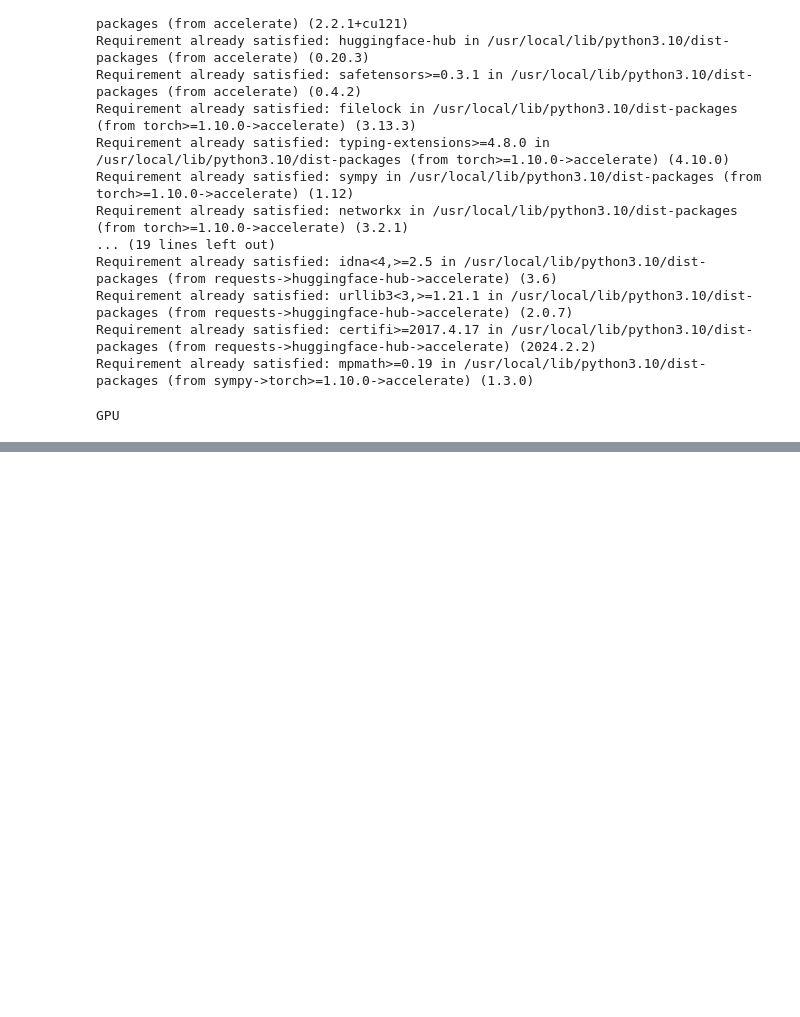
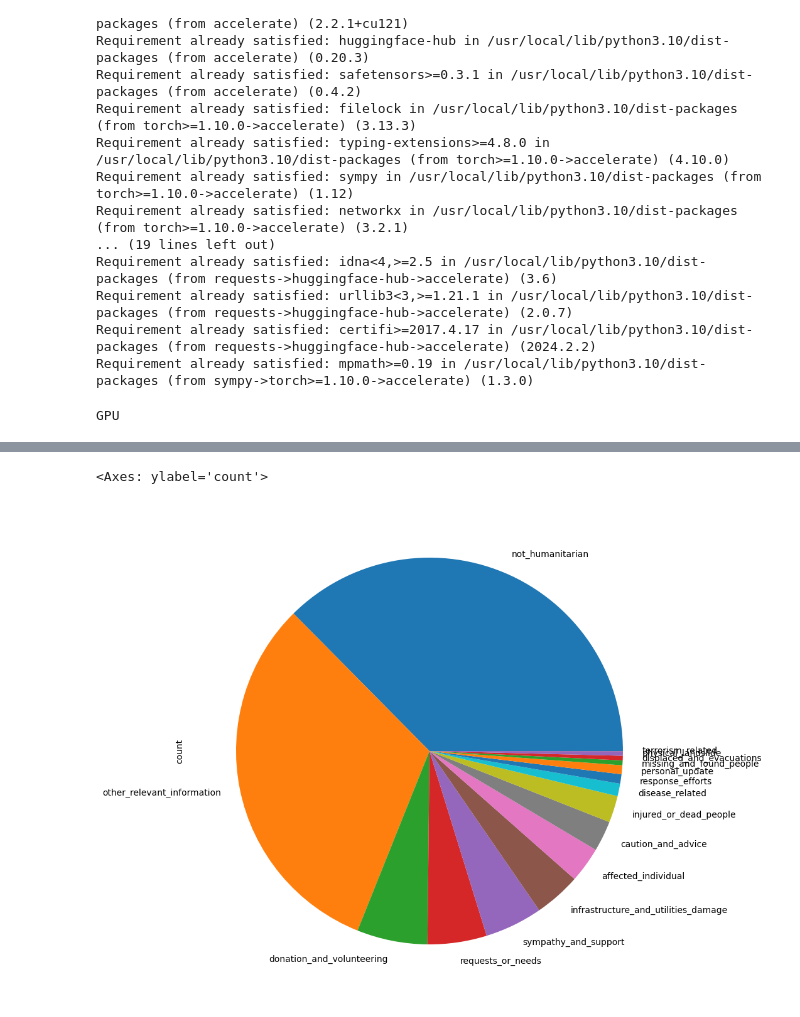
Before and after one commit to BHatiru/NLP_Project, a Jupyter notebook: BertFineTune.ipynb, the cells around one changed output, grey strips where cells are left out. Cells and saved outputs as stored; diff of their text form; code cells hidden in the pictures; blank space fills up the shorter version.

```diff
--- a/BertFineTune.ipynb
+++ b/BertFineTune.ipynb
@@ -334,0 +280,19 @@ trainer.evaluate(eval_dataset=test_dataset)
+# %%
+train_path = "/content/train/crisis_consolidated_humanitarian_filtered_lang_train.tsv"
+
+val_path = "/content/dev/crisis_consolidated_humanitarian_filtered_lang_dev.tsv"
+test_path = "/content/test/crisis_consolidated_humanitarian_filtered_lang_test.tsv"
+# %%
+train_df = pd.read_csv(train_path, sep='\t')
+train_df = train_df[['text', 'class_label']]
+
+val_df = pd.read_csv(val_path, sep='\t')
+val_df = val_df[['text', 'class_label']]
+
+test_df = pd.read_csv(test_path, sep='\t')
+test_df = test_df[['text', 'class_label']]
+# %%
+train_df.class_label.value_counts().plot(kind='pie', figsize=(10,10))
+# %% [output]
+<Axes: ylabel='count'>
+[figure, added]
```
Also changed, not shown: parts of 24 cells of this notebook.
